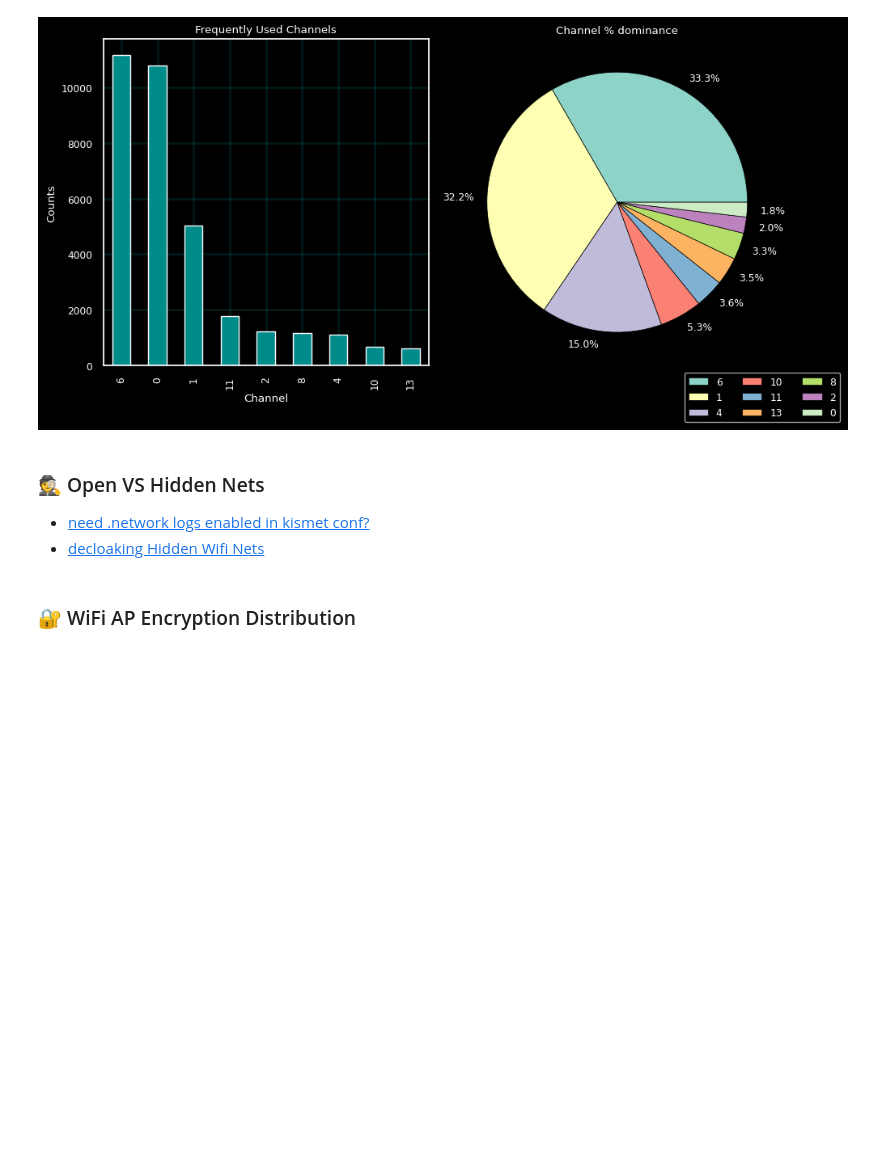
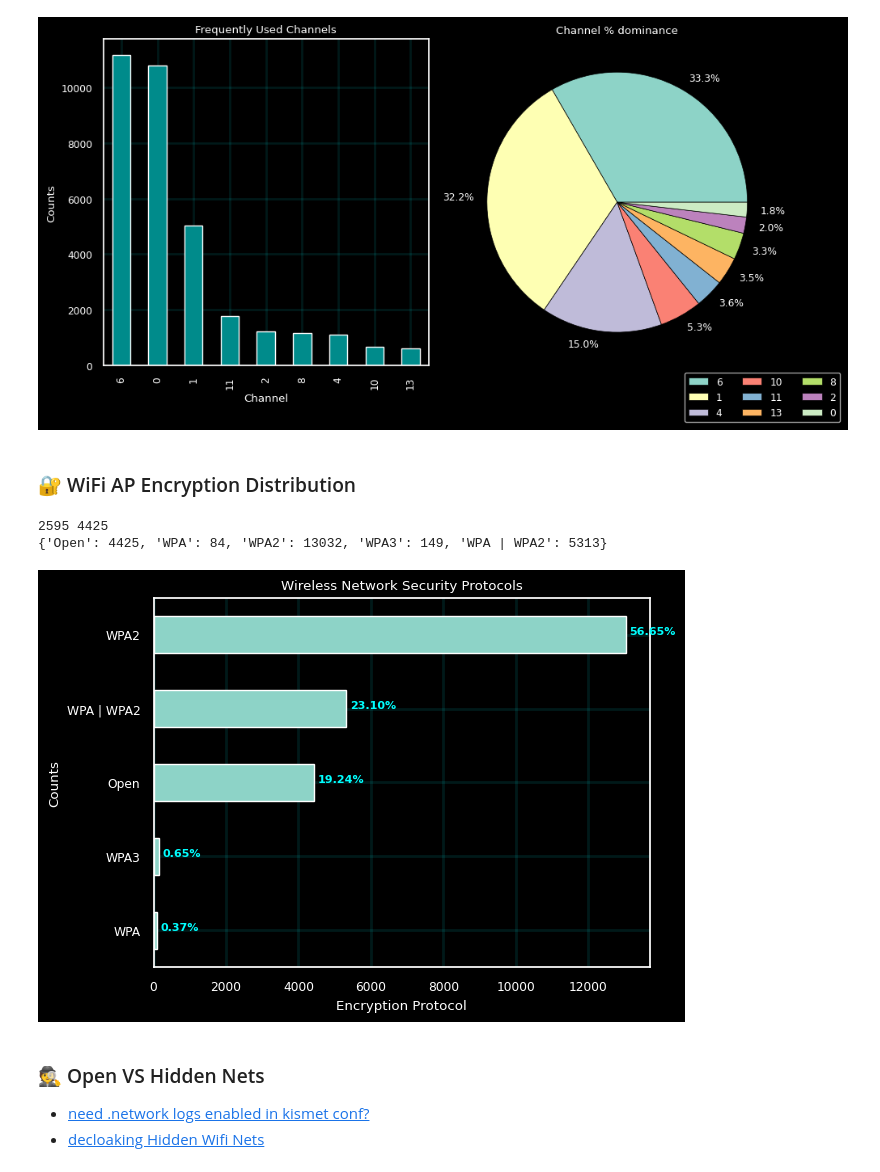
Before and after one commit to evilbyt3/warpi, a Jupyter notebook: stats.ipynb, the cells around one changed output. Saved outputs shown, nothing was run; the diff lists cells and outputs as text; code cells hidden in the pictures; blank space fills up the shorter version.

```diff
--- a/stats.ipynb
+++ b/stats.ipynb
@@ -105,9 +99,64 @@ plt.legend(uniq_channels, bbox_to_anchor=(1.2, -0.1), ncol=3, loc='right')
 plt.tight_layout()
 # %% [output]
 [figure]
+# %% [markdown]
+### 🔐 WiFi AP Encryption Distribution
+# %%
+# Open = [ESS] and [WPS][ESS]
+# WEP  = [WEP][ESS]
+# WPA  = [WPA-PSK-CCMP][ESS]
+# WPA2 = [WPA2-PSK-CCMP][WPS][ESS]
+#        [WPA2-PSK-CCMP][ESS]
+#        [WPA2-EAP-CCMP+TKIP][ESS]
+# WPA3 = [WPA3-PSK-CCMP][ESS]
+# Mixed Mode = [WPA-PSK-CCMP+TKIP][WPA2-PSK-CCMP+TKIP][WPS][ESS]
+#              [WPA-PSK-CCMP+TKIP][WPA2-PSK-CCMP+TKIP][ESS]
+#              [WPA-EAP-CCMP+TKIP][WPA2-EAP-CCMP+TKIP][ESS]
+
+# Filter networks based on encryption protocols
+#    NOTE: this feels retarded
+bluetooth = csvd[csvd.AuthMode.str.match("Misc")]
+open_nets = csvd.query("AuthMode == '[ESS]'")
+uniq_open_ssids = open_nets.SSID.unique()
+
+wpa_nets  = csvd[csvd.AuthMode.str.match("^\[WPA-[^\s]*\]\[ESS\]$")]
+wpa2_nets = csvd[csvd.AuthMode.str.match("\[WPA2-")]
+wpa3_nets = csvd[csvd.AuthMode.str.match("\[WPA3-")]
+wpa_nd_wpa2 = csvd[csvd.AuthMode.str.contains("(?=.*WPA)+\s(?=.*WPA2)")]
+print(len(open_nets.drop_duplicates(subset='MAC')), len(open_nets))
+
+# Security Type Comparison
+# create a dict & df from data
+data = {
+    'Open': len(open_nets),
+    'WPA': len(wpa_nets),
+    'WPA2': len(wpa2_nets),
+    'WPA3': len(wpa3_nets),
+    'WPA | WPA2': len(wpa_nd_wpa2)
+}
+print(data)
+df = pd.DataFrame.from_dict(data, orient='index', columns=['Count']).sort_values(by='Count')
+df['Percentage'] = df['Count'] / df['Count'].sum()*100
+
+# plot & style
+ax = df['Count'].plot(kind='barh')
+plt.title('Wireless Network Security Protocols')
+plt.xlabel('Encryption Protocol')
+plt.ylabel('Counts')
+plt.grid(visible=True, color='aqua', alpha=0.1, linestyle='-', linewidth=2)
+
+# add % as bar labels
+for i in range(len(df)):
+    ax.text(
+        df.loc[df.index[i],'Count'] + 100, i, f'{df.loc[df.index[i],"Percentage"]:.2f}%',
+        color="cyan", fontweight='bold', fontsize=8
+    )
+plt.show()
+# %% [output]
+2595 4425
+{'Open': 4425, 'WPA': 84, 'WPA2': 13032, 'WPA3': 149, 'WPA | WPA2': 5313}
+[figure, added]
 # %% [markdown]
 ### 🕵 Open VS Hidden Nets
 - [need .network logs enabled in kismet conf?](https://www.techrepublic.com/article/try-kismet-for-detecting-hidden-80211-wireless-networks/)
 - [decloaking Hidden Wifi Nets](https://www.bengrewell.com/2018/02/11/decloaking_hidden_wireless/)
-# %% [markdown]
-### 🔐 WiFi AP Encryption Distribution
```
Also changed, not shown: parts of 2 cells of this notebook.
